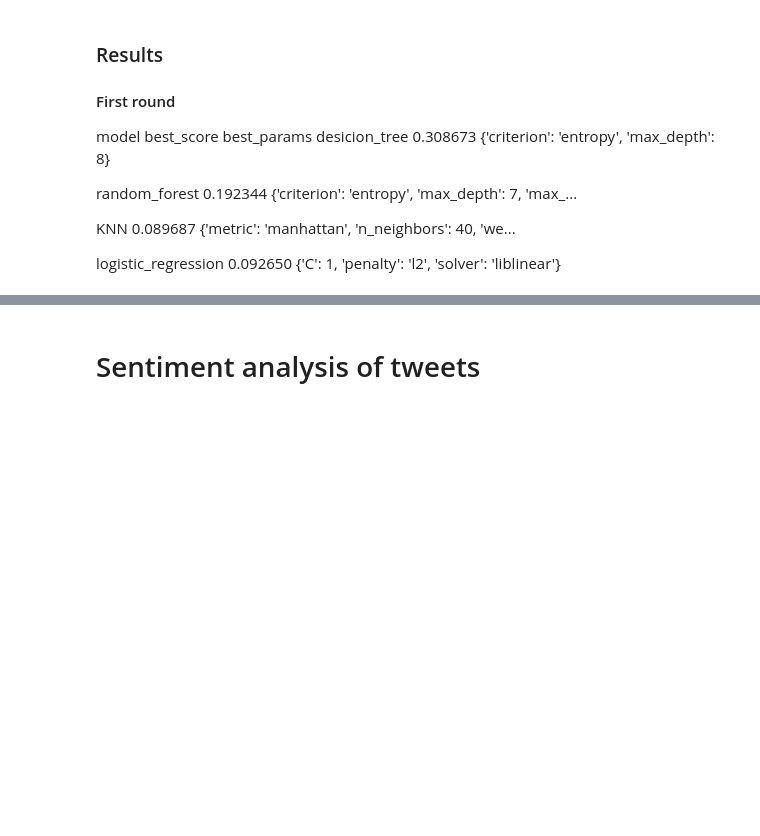
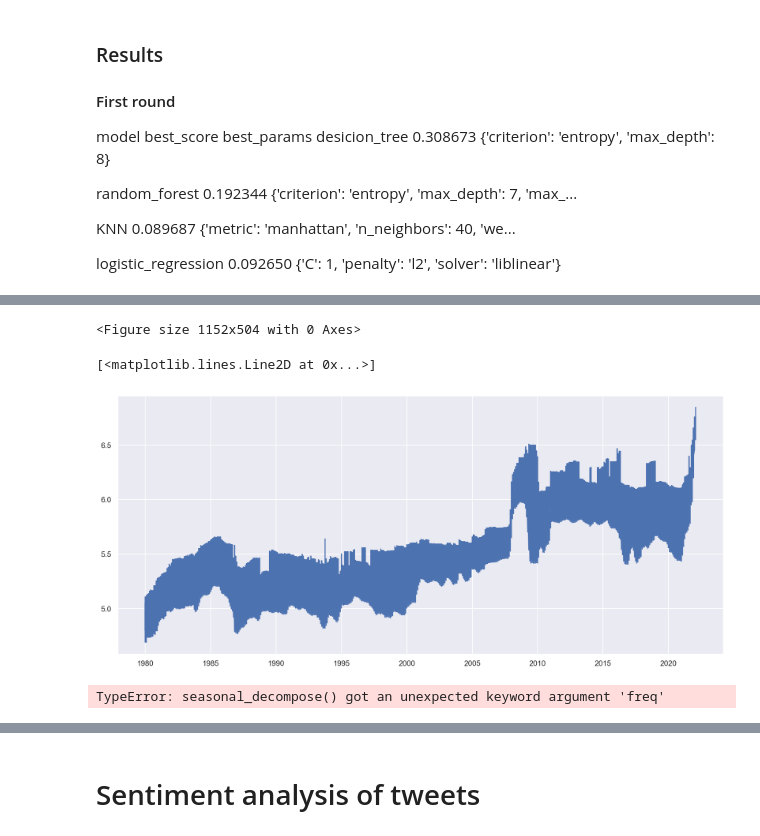
Before and after one commit to RitRa/Msc_CA2, a Jupyter notebook: notebooks/CA2_models.ipynb, the cells around one changed output, grey strips where cells are left out. Cells and saved outputs as stored; diff of their text form; code cells hidden in the pictures; blank space fills up the shorter version.

```diff
--- a/notebooks/CA2_models.ipynb
+++ b/notebooks/CA2_models.ipynb
@@ -260,0 +361,38 @@ logistic_regression	0.092650	{'C': 1, 'penalty': 'l2', 'solver': 'liblinear'}
+# %%
+#Lets try transformation
+plt.figure(figsize=(16,7))
+fig = plt.figure(1)
+
+import numpy as np
+ts_log = np.log(df_fertiliser['value'])
+plt.plot(ts_log)
+# %% [output]
+<Figure size 1152x504 with 0 Axes>
+[<matplotlib.lines.Line2D at 0x...>]
+[figure, added]
+# %%
+#Decomposition
+from statsmodels.tsa.seasonal import seasonal_decompose
+decomposition = seasonal_decompose(ts_log, freq=1, model = 'multiplicative')
+
+trend = decomposition.trend
+seasonal = decomposition.seasonal
+residual = decomposition.resid
+
+plt.figure(figsize=(16,7))
+fig = plt.figure(1)
+
+plt.subplot(411)
+plt.plot(ts_log, label='Original')
+plt.legend(loc='best')
+plt.subplot(412)
+plt.plot(trend, label='Trend')
+plt.legend(loc='best')
+plt.subplot(413)
+plt.plot(seasonal,label='Seasonality')
+plt.legend(loc='best')
+plt.subplot(414)
+plt.plot(residual, label='Residuals')
+plt.legend(loc='best')
+# %% [output]
+TypeError: seasonal_decompose() got an unexpected keyword argument 'freq'
```
Also changed, not shown: parts of 23 cells of this notebook, 1 other file.
